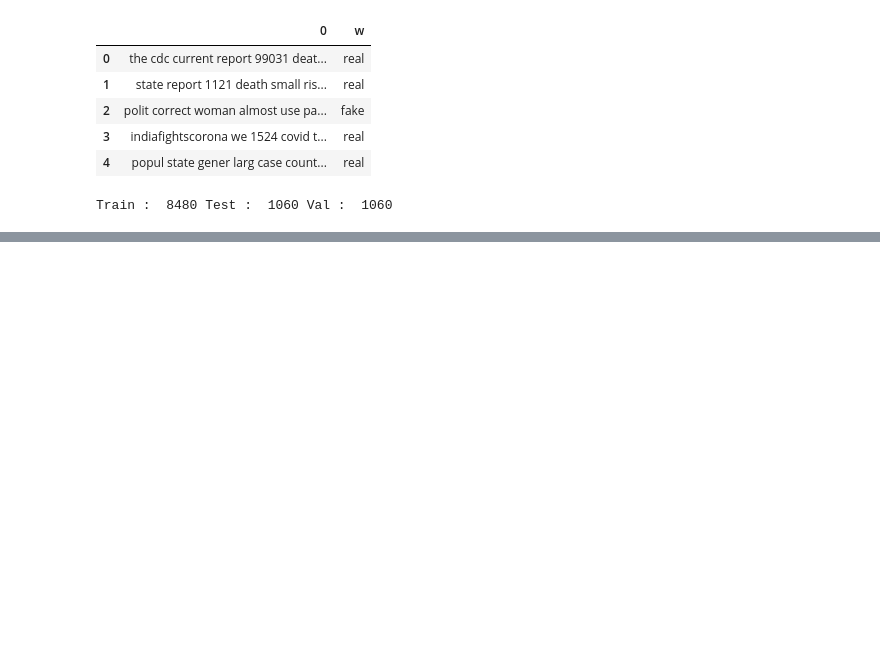
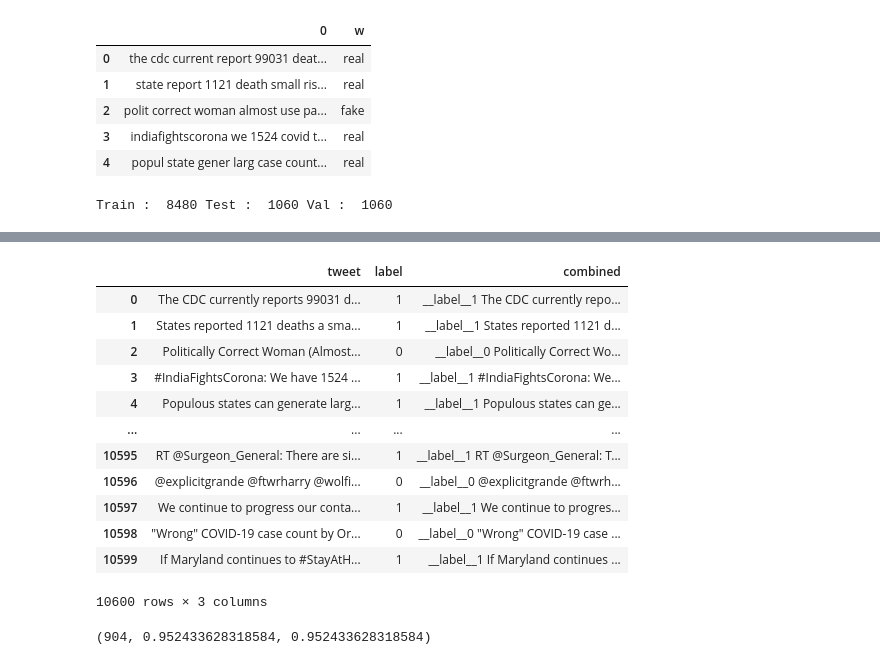
Before and after one commit to AkashBankar21/News-Classification, a Jupyter notebook: training.ipynb, the cells around one changed output, grey strips where cells are left out. Cells and saved outputs as stored; diff of their text form; code cells hidden in the pictures; blank space fills up the shorter version.

```diff
--- a/training.ipynb
+++ b/training.ipynb
@@ -176,0 +179,2 @@ RuntimeError: Expected all tensors to be on the same device, but found at least
+# %%
+data = pd.read_csv('./data.csv')
@@ -176,0 +186,17 @@ RuntimeError: Expected all tensors to be on the same device, but found at least
+# %%
+data['combined'] = "__label__" + data['label'].astype(str) + " " + data['tweet'].astype(str)
+data
+# %% [output]
+|  | tweet | label | combined |
+| 0 | The CDC currently reports 99031 d... | 1 | __label__1 The CDC currently repo... |
+| 1 | States reported 1121 deaths a sma... | 1 | __label__1 States reported 1121 d... |
+| 2 | Politically Correct Woman (Almost... | 0 | __label__0 Politically Correct Wo... |
+| 3 | #IndiaFightsCorona: We have 1524 ... | 1 | __label__1 #IndiaFightsCorona: We... |
+| 4 | Populous states can generate larg... | 1 | __label__1 Populous states can ge... |
+| ... | ... | ... | ... |
+| 10595 | RT @Surgeon_General: There are si... | 1 | __label__1 RT @Surgeon_General: T... |
+| 10596 | @explicitgrande @ftwrharry @wolfi... | 0 | __label__0 @explicitgrande @ftwrh... |
+| 10597 | We continue to progress our conta... | 1 | __label__1 We continue to progres... |
+| 10598 | "Wrong" COVID-19 case count by Or... | 0 | __label__0 "Wrong" COVID-19 case ... |
+| 10599 | If Maryland continues to #StayAtH... | 1 | __label__1 If Maryland continues ... |
+10600 rows × 3 columns
@@ -176,0 +211,5 @@ RuntimeError: Expected all tensors to be on the same device, but found at least
+# %%
+model = fasttext.train_supervised(input='data.train')
+model.test('data.test')
+# %% [output]
+(904, 0.952433628318584, 0.952433628318584)
```
Also changed, not shown: parts of 34 cells of this notebook, 4 other files.
